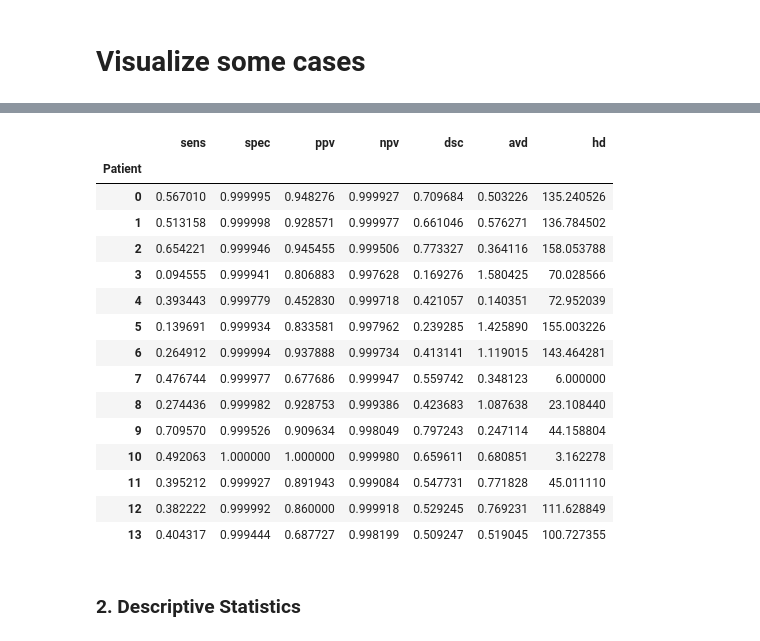
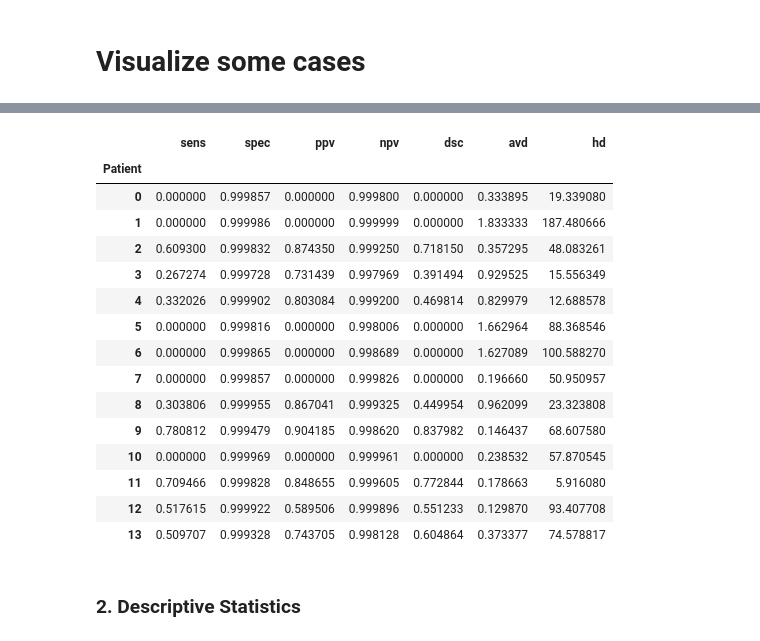
Before and after one commit to Sangohe/ais-foscal, a Jupyter notebook: Overlapping_Modalties.ipynb, the cells around one changed output, grey strips where cells are left out. Drawn from its saved outputs; the diff is of its cells as text; code cells hidden in the pictures.

```diff
--- a/Overlapping_Modalties.ipynb
+++ b/Overlapping_Modalties.ipynb
@@ -78,0 +79,15 @@ plt.show()
+# %%
+def get_masks(radiologists):
+    rad_masks = {}
+    for rad in radiologists:
+        doc_masks = []
+        for person in patients:
+            masks = person.get_mask(modalities=modalities, radiologist=rad)
+            doc_masks.append({'DWI': masks['DWI'], 'ADC': masks['ADC']})
+
+        rad_masks[rad] = doc_masks
+
+    return rad_masks
+
+RADIOLOGISTS = ['Daniel', 'Andres']
+masks = get_masks(RADIOLOGISTS)
@@ -79,28 +244,31 @@ plt.show()
 # %%
-metrics = []
-for person in patients:
-    masks = person.get_mask(modalities=modalities)
-    metrics.append(compute_segmentation_metrics(masks["DWI"], masks["ADC"]))
+radiologists = ['Daniel', 'Andres']
+rad_metrics = {}
+for rad in radiologists:
+    rad_scores = []
+    for person in patients:
+        masks = person.get_mask(modalities=modalities, radiologist=rad)
+        rad_scores.append(compute_segmentation_metrics(masks['DWI'], masks['ADC']))
 
-df_metrics = pd.DataFrame(data = metrics)
-df_metrics.index.names=['Patient']
-df_metrics
+    rad_metrics[rad] = pd.DataFrame(data=rad_scores)
+    rad_metrics[rad].index.names=['Patient']
+rad_metrics['Daniel']
 # %% [output]
 |  | sens | spec | ppv | npv | dsc | avd | hd |
 | Patient |  |  |  |  |  |  |  |
-| 0 | 0.567010 | 0.999995 | 0.948276 | 0.999927 | 0.709684 | 0.503226 | 135.240526 |
-| 1 | 0.513158 | 0.999998 | 0.928571 | 0.999977 | 0.661046 | 0.576271 | 136.784502 |
-| 2 | 0.654221 | 0.999946 | 0.945455 | 0.999506 | 0.773327 | 0.364116 | 158.053788 |
-| 3 | 0.094555 | 0.999941 | 0.806883 | 0.997628 | 0.169276 | 1.580425 | 70.028566 |
-| 4 | 0.393443 | 0.999779 | 0.452830 | 0.999718 | 0.421057 | 0.140351 | 72.952039 |
-| 5 | 0.139691 | 0.999934 | 0.833581 | 0.997962 | 0.239285 | 1.425890 | 155.003226 |
-| 6 | 0.264912 | 0.999994 | 0.937888 | 0.999734 | 0.413141 | 1.119015 | 143.464281 |
-| 7 | 0.476744 | 0.999977 | 0.677686 | 0.999947 | 0.559742 | 0.348123 | 6.000000 |
-| 8 | 0.274436 | 0.999982 | 0.928753 | 0.999386 | 0.423683 | 1.087638 | 23.108440 |
-| 9 | 0.709570 | 0.999526 | 0.909634 | 0.998049 | 0.797243 | 0.247114 | 44.158804 |
-| 10 | 0.492063 | 1.000000 | 1.000000 | 0.999980 | 0.659611 | 0.680851 | 3.162278 |
-| 11 | 0.395212 | 0.999927 | 0.891943 | 0.999084 | 0.547731 | 0.771828 | 45.011110 |
-| 12 | 0.382222 | 0.999992 | 0.860000 | 0.999918 | 0.529245 | 0.769231 | 111.628849 |
-| 13 | 0.404317 | 0.999444 | 0.687727 | 0.998199 | 0.509247 | 0.519045 | 100.727355 |
+| 0 | 0.000000 | 0.999857 | 0.000000 | 0.999800 | 0.000000 | 0.333895 | 19.339080 |
+| 1 | 0.000000 | 0.999986 | 0.000000 | 0.999999 | 0.000000 | 1.833333 | 187.480666 |
+| 2 | 0.609300 | 0.999832 | 0.874350 | 0.999250 | 0.718150 | 0.357295 | 48.083261 |
+| 3 | 0.267274 | 0.999728 | 0.731439 | 0.997969 | 0.391494 | 0.929525 | 15.556349 |
+| 4 | 0.332026 | 0.999902 | 0.803084 | 0.999200 | 0.469814 | 0.829979 | 12.688578 |
+| 5 | 0.000000 | 0.999816 | 0.000000 | 0.998006 | 0.000000 | 1.662964 | 88.368546 |
+| 6 | 0.000000 | 0.999865 | 0.000000 | 0.998689 | 0.000000 | 1.627089 | 100.588270 |
+| 7 | 0.000000 | 0.999857 | 0.000000 | 0.999826 | 0.000000 | 0.196660 | 50.950957 |
+| 8 | 0.303806 | 0.999955 | 0.867041 | 0.999325 | 0.449954 | 0.962099 | 23.323808 |
+| 9 | 0.780812 | 0.999479 | 0.904185 | 0.998620 | 0.837982 | 0.146437 | 68.607580 |
+| 10 | 0.000000 | 0.999969 | 0.000000 | 0.999961 | 0.000000 | 0.238532 | 57.870545 |
+| 11 | 0.709466 | 0.999828 | 0.848655 | 0.999605 | 0.772844 | 0.178663 | 5.916080 |
+| 12 | 0.517615 | 0.999922 | 0.589506 | 0.999896 | 0.551233 | 0.129870 | 93.407708 |
+| 13 | 0.509707 | 0.999328 | 0.743705 | 0.998128 | 0.604864 | 0.373377 | 74.578817 |
 # %% [markdown]
 ### 2. Descriptive Statistics
```
Also changed, not shown: parts of 18 cells of this notebook.
